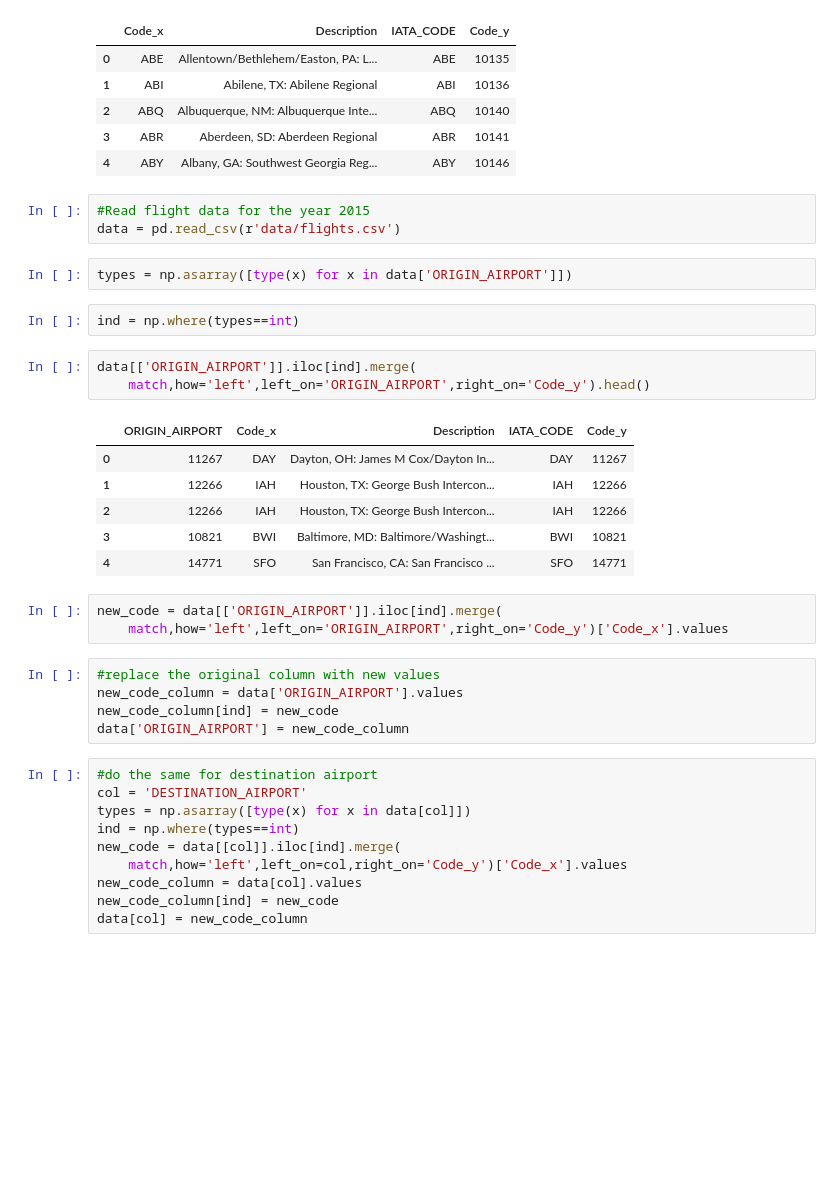
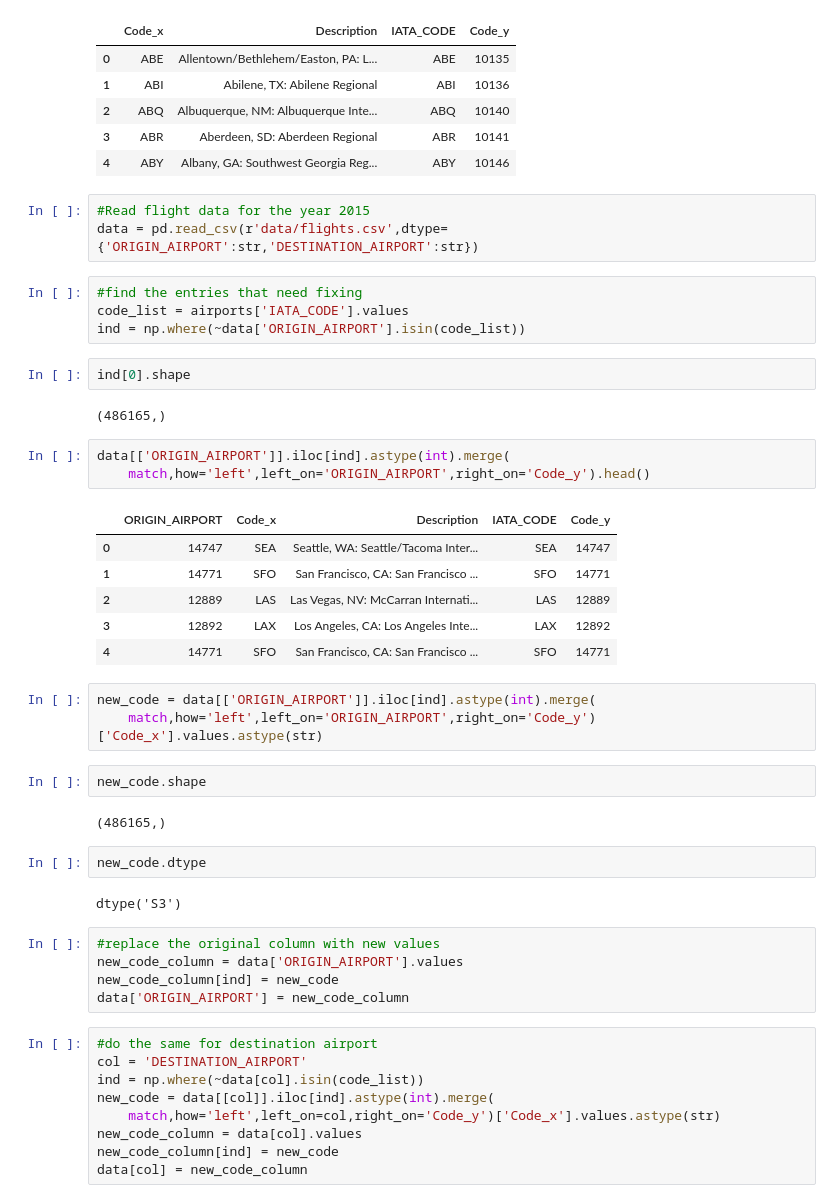
Before and after one commit to nnvutisa/flight_delay, a Jupyter notebook: fix_airport_code.ipynb, the cells around one changed output. Saved outputs shown, nothing was run; the diff lists cells and outputs as text; blank space fills up the shorter version.

Commit message:
fixed airport codes

```diff
--- a/fix_airport_code.ipynb
+++ b/fix_airport_code.ipynb
@@ -66,24 +66,36 @@ match.head()
 | 4 | ABY | Albany, GA: Southwest Georgia Reg... | ABY | 10146 |
 # %%
 #Read flight data for the year 2015
-data = pd.read_csv(r'data/flights.csv')
+data = pd.read_csv(r'data/flights.csv',dtype={'ORIGIN_AIRPORT':str,'DESTINATION_AIRPORT':str})
-# %%
-types = np.asarray([type(x) for x in data['ORIGIN_AIRPORT']])
-# %%
-ind = np.where(types==int)
+# %%
+#find the entries that need fixing
+code_list = airports['IATA_CODE'].values
+ind = np.where(~data['ORIGIN_AIRPORT'].isin(code_list))
+# %%
+ind[0].shape
+# %% [output]
+(486165,)
 # %%
-data[['ORIGIN_AIRPORT']].iloc[ind].merge(
+data[['ORIGIN_AIRPORT']].iloc[ind].astype(int).merge(
     match,how='left',left_on='ORIGIN_AIRPORT',right_on='Code_y').head()
 # %% [output]
 |  | ORIGIN_AIRPORT | Code_x | Description | IATA_CODE | Code_y |
-| 0 | 11267 | DAY | Dayton, OH: James M Cox/Dayton In... | DAY | 11267 |
-| 1 | 12266 | IAH | Houston, TX: George Bush Intercon... | IAH | 12266 |
-| 2 | 12266 | IAH | Houston, TX: George Bush Intercon... | IAH | 12266 |
-| 3 | 10821 | BWI | Baltimore, MD: Baltimore/Washingt... | BWI | 10821 |
+| 0 | 14747 | SEA | Seattle, WA: Seattle/Tacoma Inter... | SEA | 14747 |
+| 1 | 14771 | SFO | San Francisco, CA: San Francisco ... | SFO | 14771 |
+| 2 | 12889 | LAS | Las Vegas, NV: McCarran Internati... | LAS | 12889 |
+| 3 | 12892 | LAX | Los Angeles, CA: Los Angeles Inte... | LAX | 12892 |
 | 4 | 14771 | SFO | San Francisco, CA: San Francisco ... | SFO | 14771 |
 # %%
-new_code = data[['ORIGIN_AIRPORT']].iloc[ind].merge(
-    match,how='left',left_on='ORIGIN_AIRPORT',right_on='Code_y')['Code_x'].values
+new_code = data[['ORIGIN_AIRPORT']].iloc[ind].astype(int).merge(
+    match,how='left',left_on='ORIGIN_AIRPORT',right_on='Code_y')['Code_x'].values.astype(str)
+# %%
+new_code.shape
+# %% [output]
+(486165,)
+# %%
+new_code.dtype
+# %% [output]
+dtype('S3')
 # %%
 #replace the original column with new values
 new_code_column = data['ORIGIN_AIRPORT'].values
@@ -92,10 +104,9 @@ data['ORIGIN_AIRPORT'] = new_code_column
 # %%
 #do the same for destination airport
 col = 'DESTINATION_AIRPORT'
-types = np.asarray([type(x) for x in data[col]])
-ind = np.where(types==int)
-new_code = data[[col]].iloc[ind].merge(
-    match,how='left',left_on=col,right_on='Code_y')['Code_x'].values
+ind = np.where(~data[col].isin(code_list))
+new_code = data[[col]].iloc[ind].astype(int).merge(
+    match,how='left',left_on=col,right_on='Code_y')['Code_x'].values.astype(str)
 new_code_column = data[col].values
 new_code_column[ind] = new_code
 data[col] = new_code_column
```
Also changed, not shown: parts of 3 cells of this notebook, 1 other file.
